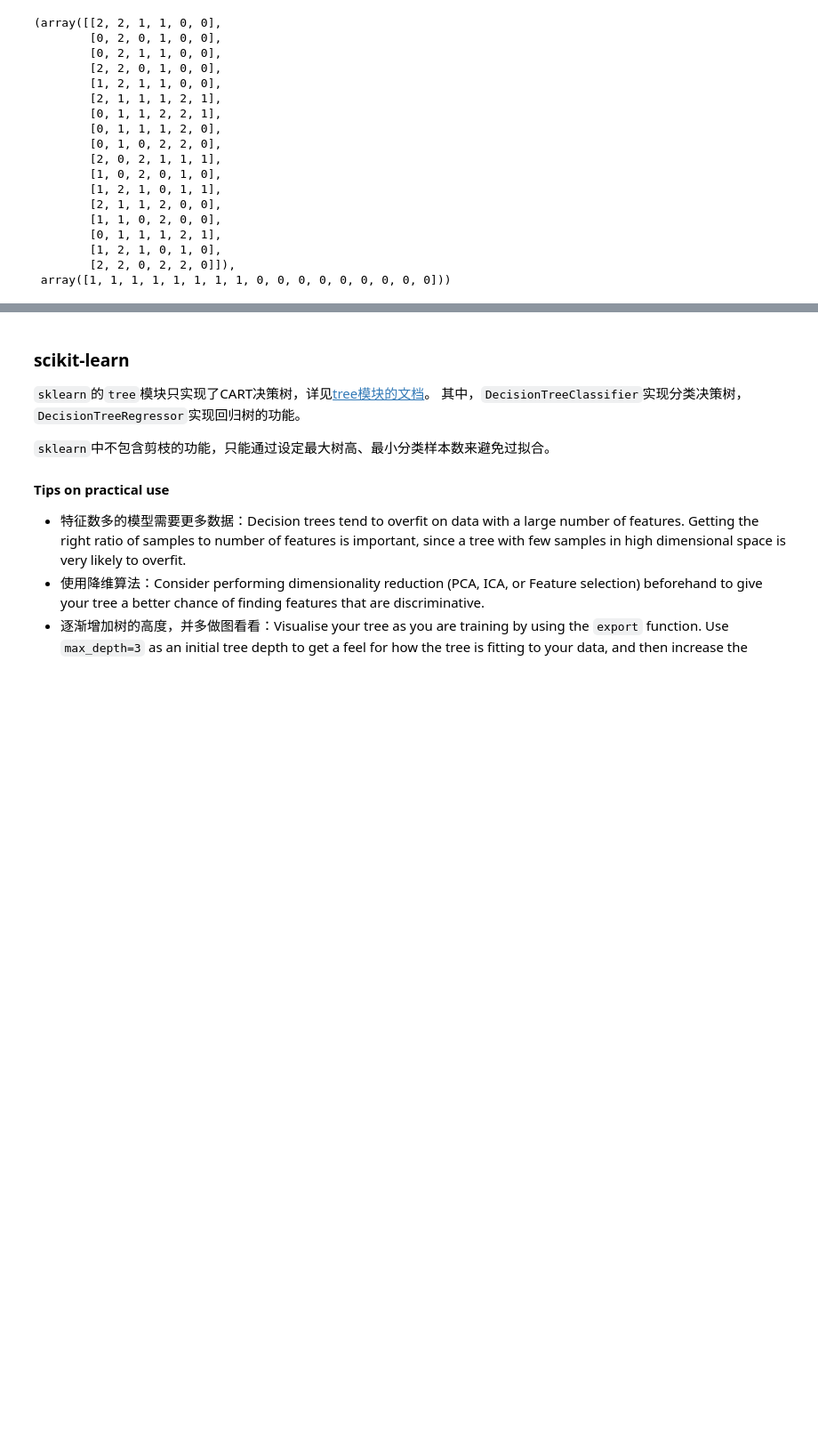
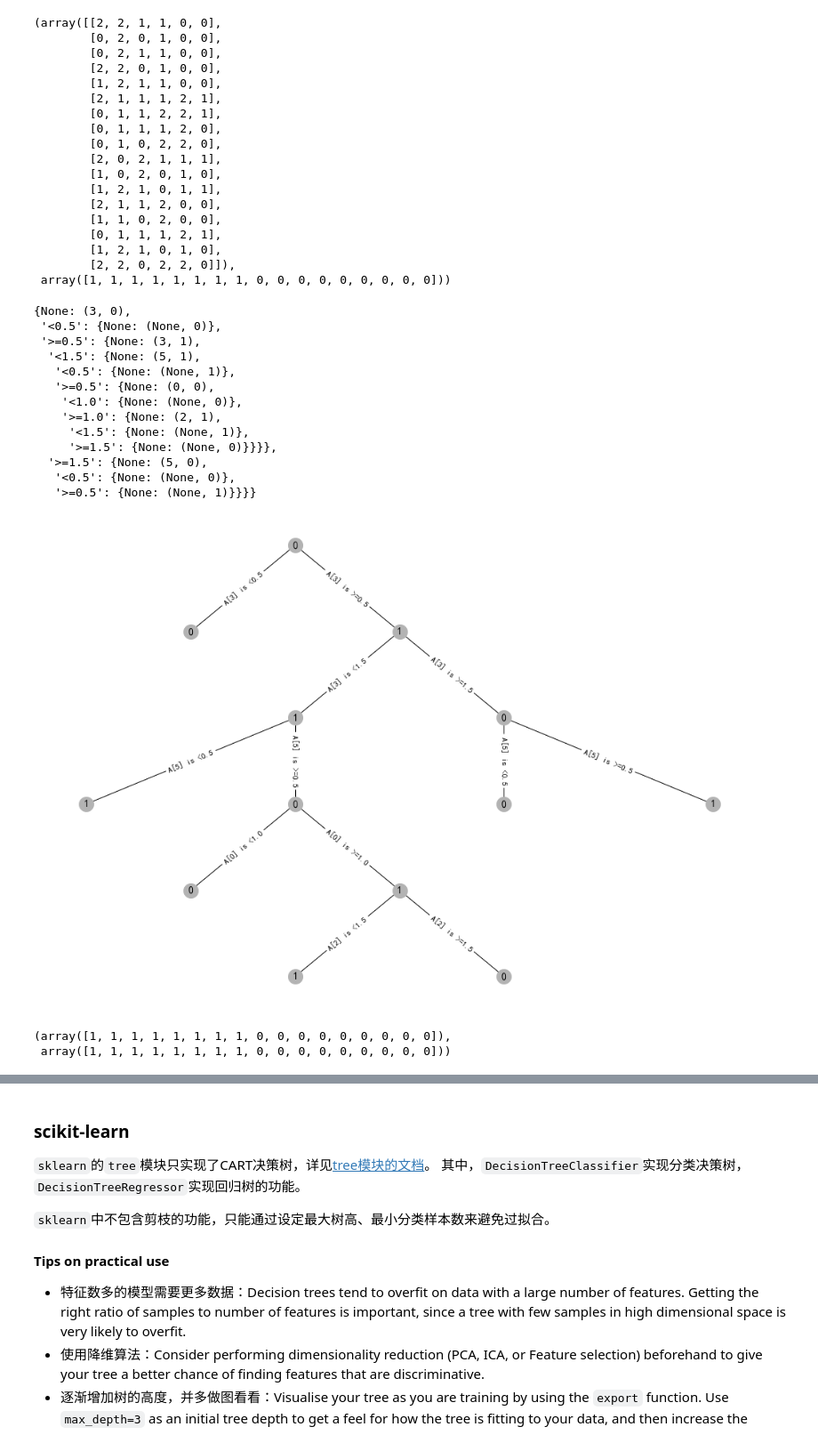
Before and after one commit to szqtc/MyMachineLearningNotes, a Jupyter notebook: 3_Trees.ipynb, the cells around one changed output, grey strips where cells are left out. Shown: that part at 89% size. Cells and saved outputs as stored; diff of their text form; code cells hidden in the pictures; blank space fills up the shorter version.

Commit message:
fix some bugs and implement CART

```diff
--- a/3_Trees.ipynb
+++ b/3_Trees.ipynb
@@ -350,6 +369,8 @@ ax0.legend()
 # %%
 def gain(y_before, ys_after):
     """
+    maximize it to find the best split
+
     Parameters
     ------------
     y_before : numpy array, (m, 1)
@@ -385,6 +406,8 @@ def gain(y_before, ys_after):
 
 def gain_ratio(y_before, ys_after):
     """
+    maximize it to find the best split
+
     Parameters
     ------------
     y_before : numpy array, (m, 1)
@@ -421,8 +444,10 @@ def gain_ratio(y_before, ys_after):
     if IV < 1e-7: IV = 1e-7
     return (H0-H1)/IV
 
-def gini_index(y_before, ys_after):
+def neg_gini_index(y_before, ys_after):
     """
+    maximize it to find the best split
+
     Parameters
     ------------
     y_before : numpy array, (m, 1)
@@ -432,8 +457,8 @@ def gini_index(y_before, ys_after):
 
     Returns
     ---------
-    gini_index : scalar
-        Gini index
+    neg_gini_index : scalar
+        negative Gini index
     """
     m = y_before.shape[0]
     #ys = set(y_before[:, 0].tolist())
@@ -442,11 +467,12 @@ def gini_index(y_before, ys_after):
     G = 0.
     for y in ys_after:
         mx = y.shape[0]
+        if mx < 1: continue
         px = mx/m
         for yval in ys:
             py = (y==yval).sum()/mx
             G += px*(1.-py**2)
-    return G
+    return -G
 # %% [markdown]
 **一个例子**
 # %%
@@ -478,8 +504,8 @@ raw
 X, y = raw.iloc[:, :-3].values, raw.iloc[:, -1:].values
 colnames = raw.columns[:-3]
 # %%
-Xs_new, ys_new = split_attribute(X, y, 5)
-print('gain={}, gain_ratio={}, Gini_index={}'.format(gain(y, ys_new), gain_ratio(y, ys_new), gini_index(y, ys_new)))
+_, Xs_new, ys_new = split_attribute(X, y, 5)
+print('gain={}, gain_ratio={}, Gini_index={}'.format(gain(y, ys_new), gain_ratio(y, ys_new), -neg_gini_index(y, ys_new)))
 # %% [output]
 gain=0.006046489176565695, gain_ratio=0.006918329853400427, Gini_index=1.4941176470588236
 # %%
@@ -624,35 +649,39 @@ def find_best_split_point(X, y, attr_axis, scorefunc):
 
     Returns
     ---------
+    x_split : double
+        the best split value for the feature
     Xs_new : list of numpy array, [(m1, n), (m-m1, n)]
         the features of splitted examples
     ys_new : list of numpy array, [(m1, 1), (m-m1, 1)]
         the label of splitted examples
-    x_split : double
-        the best split value for the feature
     best_score : double
     """
-    x = X[:, attr_axis].flatten()
-    x.sort()
-    xmids = (x[1:]+x[:-1])/2.
+    x = np.unique(X[:, attr_axis]) # sorted
+    if len(x) == 1:
+        xmids = x
+    else:
+        xmids = (x[1:]+x[:-1])/2.
 
-    best_score = -1.
+    best_score = -inf
     best_x_split, best_ys_new = None, None
     for xmid in xmids:
         filter_ = (X[:, attr_axis]<xmid)
         ys_new = [y[filter_, :], y[~filter_, :]]
         score = scorefunc(y, ys_new)
+        #print(xmid, score)
         if score > best_score:
             best_score = score
             best_x_split = xmid
             best_ys_new = ys_new
+    #print('>>', best_score, best_x_split)
 
     filter_ = (X[:, attr_axis]<best_x_split)
     best_Xs_new = [X[filter_, :], X[~filter_, :]]
-    return best_Xs_new, best_ys_new, best_x_split, best_score
+    return best_x_split, best_Xs_new, best_ys_new, best_score
 # %%
 X2 = raw.iloc[:, :-1].values
-_, _, xsplit, score = find_best_split_point(X2, y, 6, gain)
+xsplit, _, _, score = find_best_split_point(X2, y, 6, gain)
 xsplit, score # should be 0.381, 0.262
 # %% [output]
 (0.38149999999999995, 0.2624392604045632)
@@ -719,3 +860,28 @@ X_, y_.ravel()
         [1, 2, 1, 0, 1, 0],
         [2, 2, 0, 2, 2, 0]]),
  array([1, 1, 1, 1, 1, 1, 1, 1, 0, 0, 0, 0, 0, 0, 0, 0, 0]))
+# %%
+# CART classification tree
+tree3 = generate_tree(X_, y_, neg_gini_index, seed=4, feature_finder=best_feature_CART)
+fg4 = tree_visualize(tree3, figsize=(17, 12))
+tree3
+# %% [output]
+{None: (3, 0),
+ '<0.5': {None: (None, 0)},
+ '>=0.5': {None: (3, 1),
+  '<1.5': {None: (5, 1),
+   '<0.5': {None: (None, 1)},
+   '>=0.5': {None: (0, 0),
+    '<1.0': {None: (None, 0)},
+    '>=1.0': {None: (2, 1),
+     '<1.5': {None: (None, 1)},
+     '>=1.5': {None: (None, 0)}}}},
+  '>=1.5': {None: (5, 0),
+   '<0.5': {None: (None, 0)},
+   '>=0.5': {None: (None, 1)}}}}
+[figure, added]
+# %%
+predict_CART(X_, tree3).ravel(), y_.ravel()
+# %% [output]
+(array([1, 1, 1, 1, 1, 1, 1, 1, 0, 0, 0, 0, 0, 0, 0, 0, 0]),
+ array([1, 1, 1, 1, 1, 1, 1, 1, 0, 0, 0, 0, 0, 0, 0, 0, 0]))
```
Also changed, not shown: parts of 21 cells of this notebook, 1 other file.
